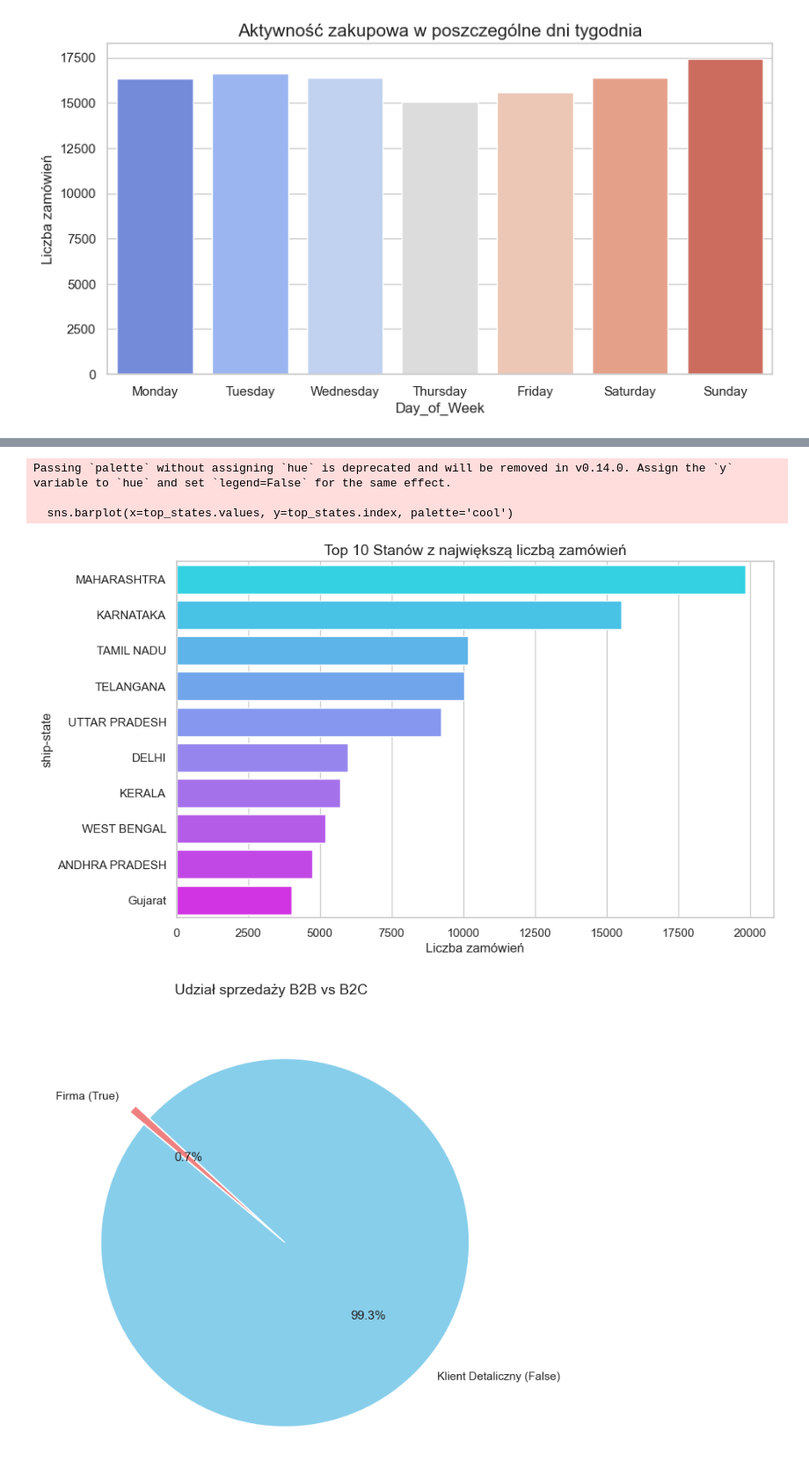
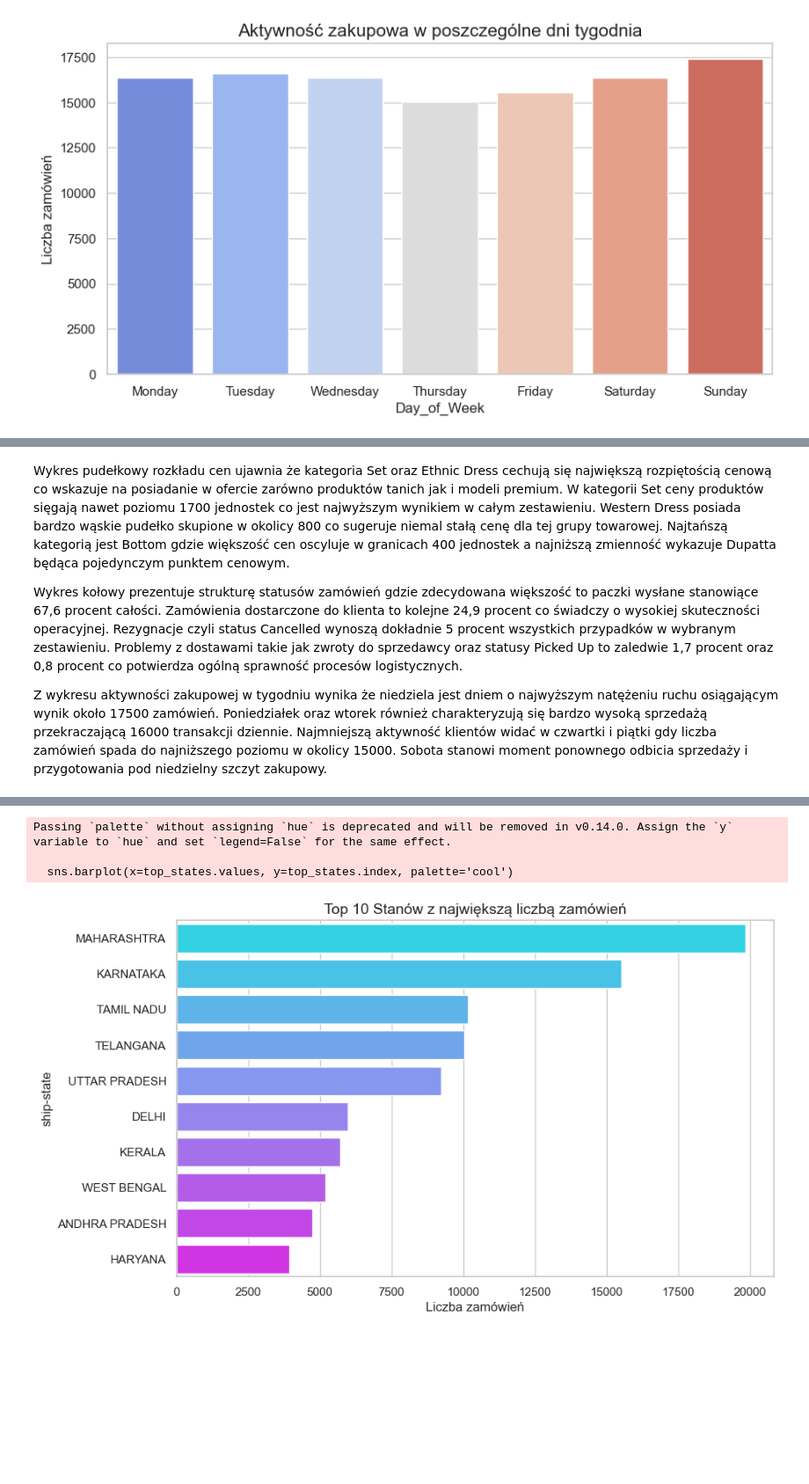
Before and after one commit to Olaf1001/E-commerce-dataset-analysis, a Jupyter notebook: Analiza.ipynb, the cells around one changed output, grey strips where cells are left out. Shown at 88% size. Saved outputs shown, nothing was run; the diff lists cells and outputs as text; code cells hidden in the pictures; blank space fills up the shorter version.

```diff
--- a/Analiza.ipynb
+++ b/Analiza.ipynb
@@ -384,3 +375,9 @@ Wykres aktywności zakupowej w tygodniu ujawnia bardzo konkretny schemat zachowa
+# %% [markdown]
+Wykres pudełkowy rozkładu cen ujawnia że kategoria Set oraz Ethnic Dress cechują się największą rozpiętością cenową co wskazuje na posiadanie w ofercie zarówno produktów tanich jak i modeli premium. W kategorii Set ceny produktów sięgają nawet poziomu 1700 jednostek co jest najwyższym wynikiem w całym zestawieniu. Western Dress posiada bardzo wąskie pudełko skupione w okolicy 800 co sugeruje niemal stałą cenę dla tej grupy towarowej. Najtańszą kategorią jest Bottom gdzie większość cen oscyluje w granicach 400 jednostek a najniższą zmienność wykazuje Dupatta będąca pojedynczym punktem cenowym.
+
+Wykres kołowy prezentuje strukturę statusów zamówień gdzie zdecydowana większość to paczki wysłane stanowiące 67,6 procent całości. Zamówienia dostarczone do klienta to kolejne 24,9 procent co świadczy o wysokiej skuteczności operacyjnej. Rezygnacje czyli status Cancelled wynoszą dokładnie 5 procent wszystkich przypadków w wybranym zestawieniu. Problemy z dostawami takie jak zwroty do sprzedawcy oraz statusy Picked Up to zaledwie 1,7 procent oraz 0,8 procent co potwierdza ogólną sprawność procesów logistycznych.
+
+Z wykresu aktywności zakupowej w tygodniu wynika że niedziela jest dniem o najwyższym natężeniu ruchu osiągającym wynik około 17500 zamówień. Poniedziałek oraz wtorek również charakteryzują się bardzo wysoką sprzedażą przekraczającą 16000 transakcji dziennie. Najmniejszą aktywność klientów widać w czwartki i piątki gdy liczba zamówień spada do najniższego poziomu w okolicy 15000. Sobota stanowi moment ponownego odbicia sprzedaży i przygotowania pod niedzielny szczyt zakupowy.
 # %%
 df['Date'] = pd.to_datetime(df['Date'])
 
@@ -398,43 +395,33 @@ plt.figure(figsize=(12, 6))
 sns.countplot(data=df, x='Category', order=df['Category'].value_counts().index, palette='viridis')
 plt.title('Liczba zamówień według kategorii', fontsize=14)
 plt.xticks(rotation=45)
 plt.show()
 
-# Rozkłady rozmiarów (Size)
 plt.figure(figsize=(10, 5))
 sns.countplot(data=df, x='Size', order=df['Size'].value_counts().index, palette='magma')
 plt.title('Popularność rozmiarów', fontsize=14)
 plt.show()
 
 top_states = df['ship-state'].value_counts().head(10)
 
 plt.figure(figsize=(10, 6))
 sns.barplot(x=top_states.values, y=top_states.index, palette='cool')
 plt.title('Top 10 Stanów z największą liczbą zamówień', fontsize=14)
 plt.xlabel('Liczba zamówień')
 plt.show()
-
-b2b_counts = df['B2B'].value_counts()
-
-plt.figure(figsize=(8, 8))
-plt.pie(b2b_counts, labels=['Klient Detaliczny (False)', 'Firma (True)'],
-        autopct='%1.1f%%', startangle=140, colors=['skyblue', 'lightcoral'], explode=(0.1, 0))
-plt.title('Udział sprzedaży B2B vs B2C', fontsize=14)
-plt.show()
 # %% [output]
 [figure]
 Passing `palette` without assigning `hue` is deprecated and will be removed in v0.14.0. Assign the `x` variable to `hue` and set `legend=False` for the same effect.
 
   sns.countplot(data=df, x='Category', order=df['Category'].value_counts().index, palette='viridis')
 [figure]
 Passing `palette` without assigning `hue` is deprecated and will be removed in v0.14.0. Assign the `x` variable to `hue` and set `legend=False` for the same effect.
 
   sns.countplot(data=df, x='Size', order=df['Size'].value_counts().index, palette='magma')
 [figure]
 Passing `palette` without assigning `hue` is deprecated and will be removed in v0.14.0. Assign the `y` variable to `hue` and set `legend=False` for the same effect.
 
   sns.barplot(x=top_states.values, y=top_states.index, palette='cool')
-[figure, old version]
+[figure, new version]
-[figure, removed]
 # %% [markdown]
 Główne trendy produktowe i geograficzne
```
Also changed, not shown: parts of 8 cells of this notebook.
